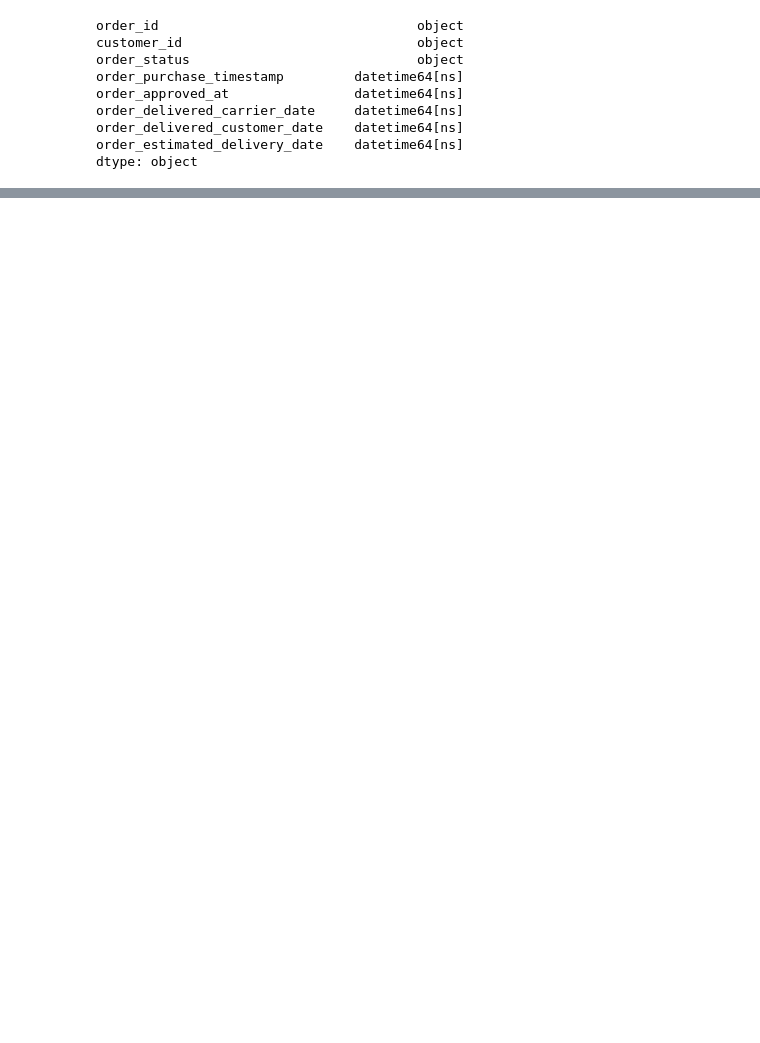
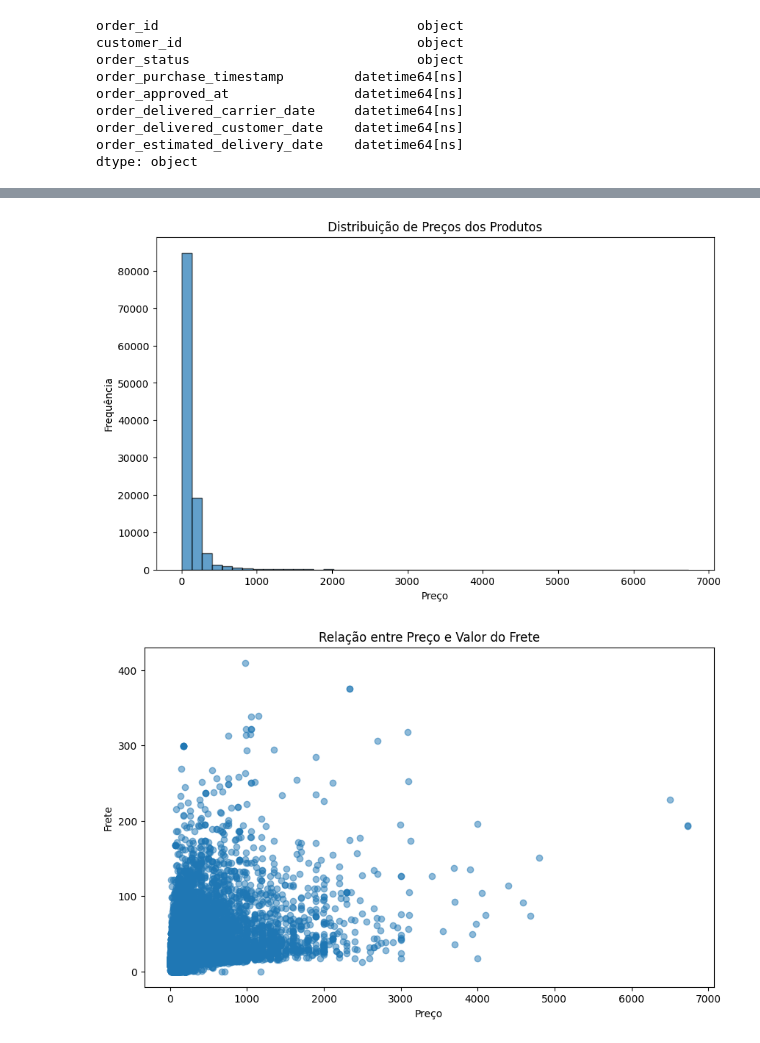
Before and after one commit to VithGab/-Data_Sciences_VG, a Jupyter notebook: Homework_Ecommerce.ipynb, the cells around one changed output, grey strips where cells are left out. Drawn from its saved outputs; the diff is of its cells as text; code cells hidden in the pictures; blank space fills up the shorter version.

```diff
--- a/Homework_Ecommerce.ipynb
+++ b/Homework_Ecommerce.ipynb
@@ -197,3 +195,10 @@ dtype: int64
 # tratar os valores nulos, com colocar media nos numericos e moda nas categorias
 #duplivcatas não há oque tratar
 #tratar os outliers, ver se exclui ou não, dependendo da quantidade nos dts
+# %%
+#PADRONIZAÇÃO
+df2['order_status'] = df2['order_status'].str.title()
+print(df2['order_status'].head())
+print("=========================================")
+df3['product_category_name'] = df3['product_category_name'].str.title()
+print(df3['product_category_name'].head())
@@ -291,0 +422,34 @@ For example, when doing 'df[col].method(value, inplace=True)', try using 'df.met
+# %%
+# Gráficos básicos para análise
+import matplotlib.pyplot as plt
+
+# 1. Distribuição de preços
+plt.figure(figsize=(10, 6))
+plt.hist(df['price'].dropna(), bins=50, alpha=0.7, edgecolor='black')
+plt.title('Distribuição de Preços dos Produtos')
+plt.xlabel('Preço')
+plt.ylabel('Frequência')
+plt.show()
+
+# 2. Preço vs Frete
+plt.figure(figsize=(10, 6))
+plt.scatter(df['price'], df['freight_value'], alpha=0.5)
+plt.title('Relação entre Preço e Valor do Frete')
+plt.xlabel('Preço')
+plt.ylabel('Frete')
+plt.show()
+
+# 3. Top categorias de produtos
+if 'product_category_name' in df3.columns:
+    top_categorias = df3['product_category_name'].value_counts().head(10)
+
+    plt.figure(figsize=(10, 6))
+    top_categorias.plot(kind='bar')
+    plt.title('Top 10 Categorias de Produtos')
+    plt.xlabel('Categoria')
+    plt.ylabel('Quantidade')
+    plt.xticks(rotation=45)
+    plt.show()
+# %% [output]
+[figure, added]
+[figure, added]
```
Also changed, not shown: parts of 17 cells of this notebook.
